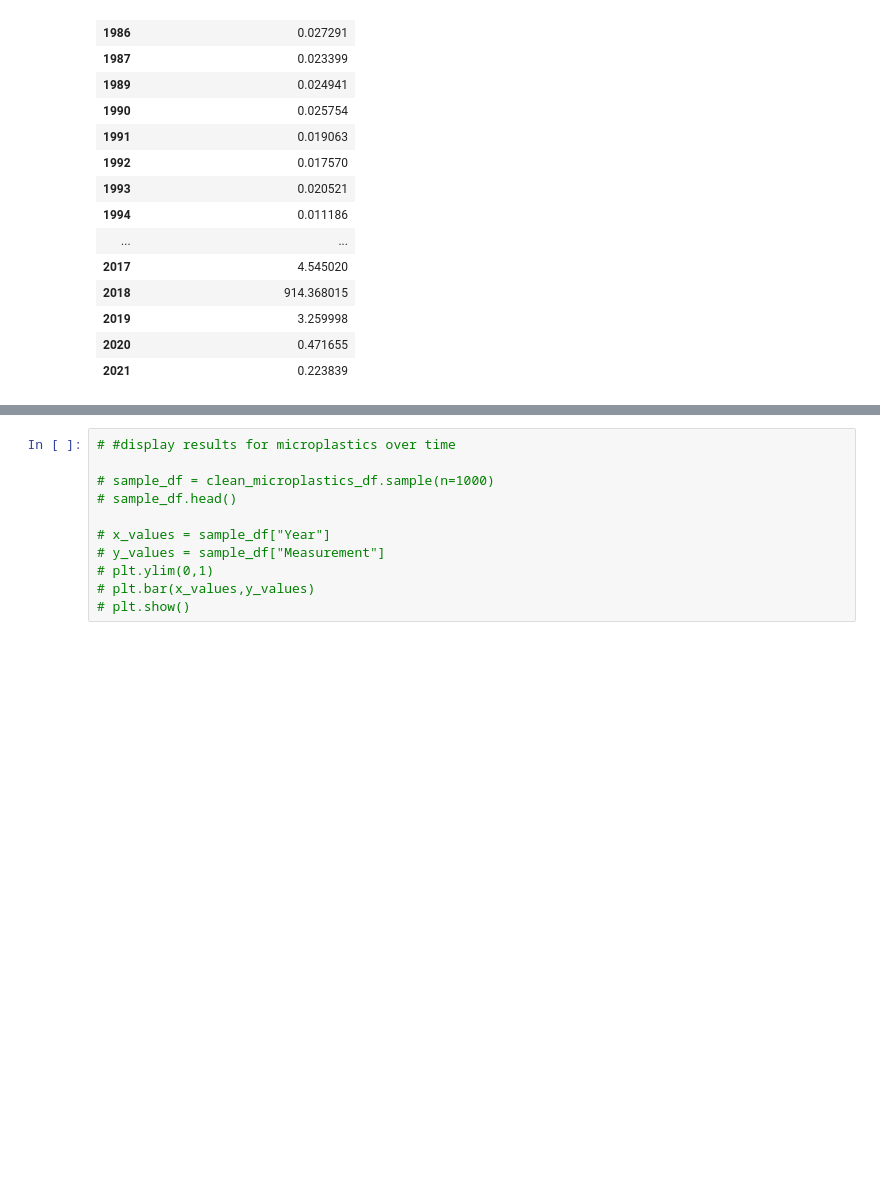
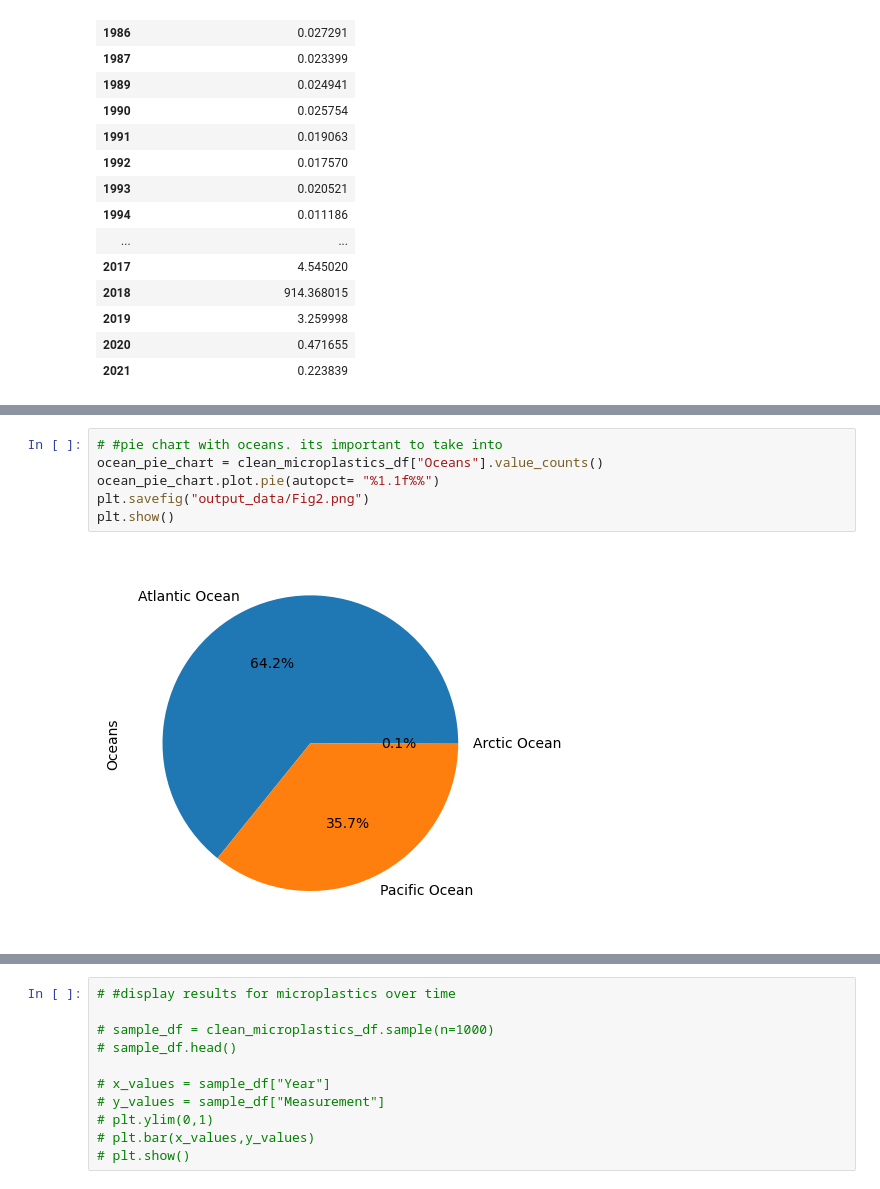
Before and after one commit to emalaki/Project-1, a Jupyter notebook: aa-notebook.ipynb, the cells around one changed output, grey strips where cells are left out. Cells and saved outputs as stored; diff of their text form; blank space fills up the shorter version.

```diff
--- a/aa-notebook.ipynb
+++ b/aa-notebook.ipynb
@@ -219,0 +226,8 @@ KeyError: 'Year'
+# %%
+# #pie chart with oceans. its important to take into
+ocean_pie_chart = clean_microplastics_df["Oceans"].value_counts()
+ocean_pie_chart.plot.pie(autopct= "%1.1f%%")
+plt.savefig("output_data/Fig2.png")
+plt.show()
+# %% [output]
+[figure, added]
```
Also changed, not shown: parts of 7 cells of this notebook, 3 other files.
